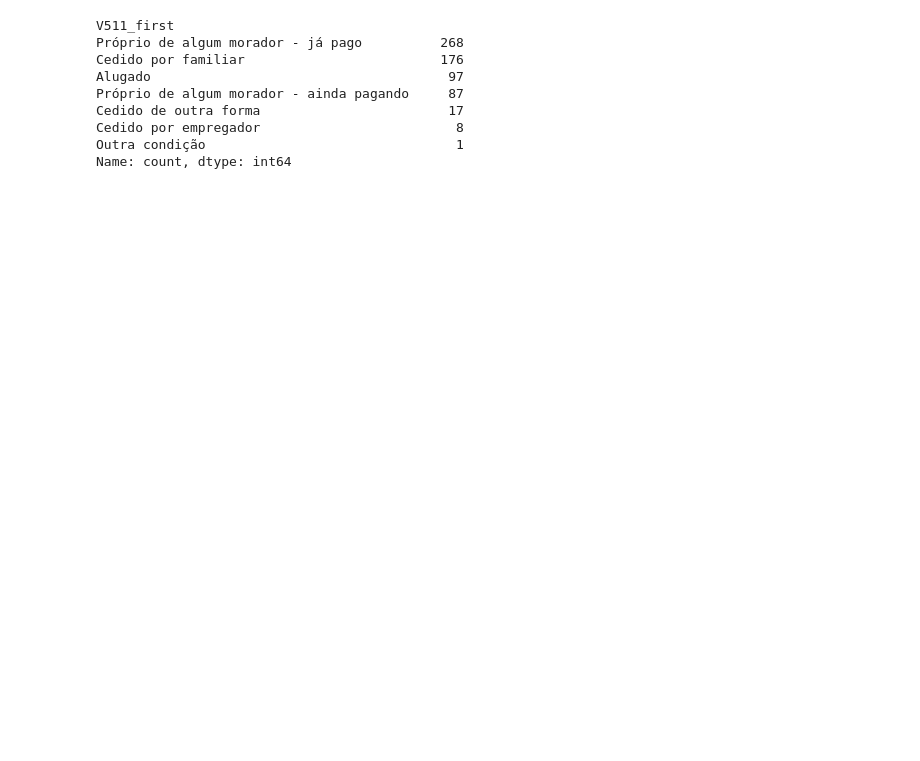
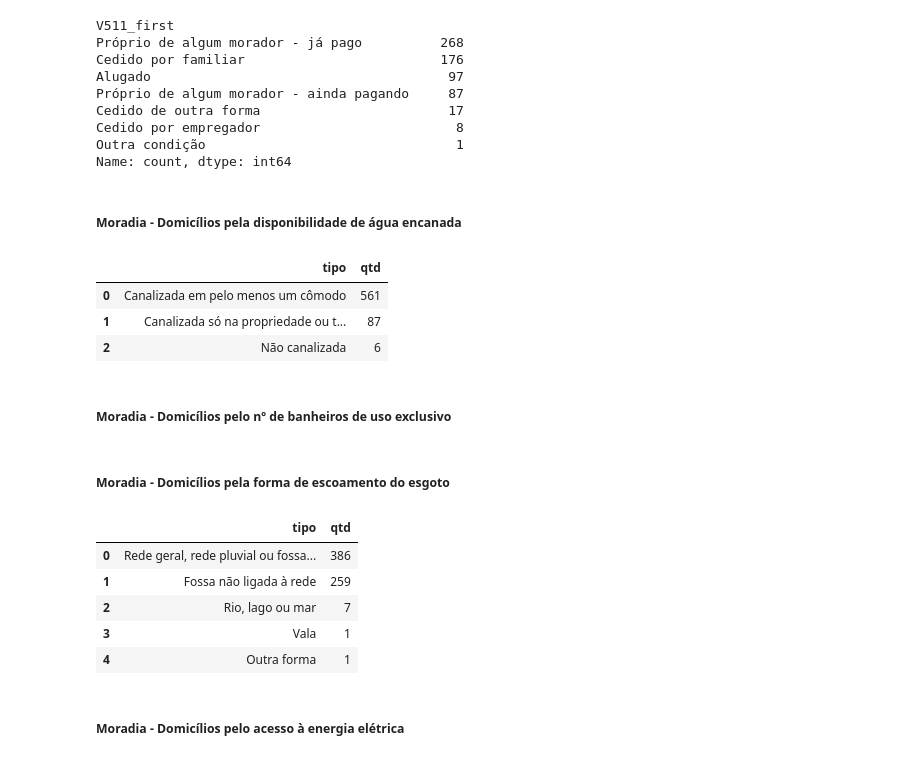
Before and after one commit to afonsosr2/datathon-grupo51, a Jupyter notebook: notebooks/PSE_2020.ipynb, the cells around one changed output. Drawn from its saved outputs; the diff is of its cells as text; code cells hidden in the pictures; blank space fills up the shorter version.

```diff
--- a/notebooks/PSE_2020.ipynb
+++ b/notebooks/PSE_2020.ipynb
@@ -1294,3 +1294,14 @@ fig.update_xaxes(tickmode='array', tickvals=np.arange(0,7), ticktext = ["Própri
                                                                         "Próprio<br>Pagando", "Cedido de<br>outra forma",
                                                                         "Cedido por<br>empregador", "Outra<br>condição"])
 fig.show()
+# %% [markdown]
+##### Moradia - Domicílios pela disponibilidade de água encanada
+# %%
+dom_agua_encanada = dados.V505_first.value_counts().to_frame().reset_index()
+dom_agua_encanada.columns = ["tipo", "qtd"]
+dom_agua_encanada
+# %% [output]
+|  | tipo | qtd |
+| 0 | Canalizada em pelo menos um cômodo | 561 |
+| 1 | Canalizada só na propriedade ou t... | 87 |
+| 2 | Não canalizada | 6 |
@@ -1296,0 +1335,2 @@ fig.show()
+# %% [markdown]
+##### Moradia - Domicílios pelo nº de banheiros de uso exclusivo
@@ -1296,0 +1360,13 @@ fig.show()
+# %% [markdown]
+##### Moradia - Domicílios pela forma de escoamento do esgoto
+# %%
+dom_esgoto = dados.V508_first.value_counts().to_frame().reset_index()
+dom_esgoto.columns = ["tipo", "qtd"]
+dom_esgoto
+# %% [output]
+|  | tipo | qtd |
+| 0 | Rede geral, rede pluvial ou fossa... | 386 |
+| 1 | Fossa não ligada à rede | 259 |
+| 2 | Rio, lago ou mar | 7 |
+| 3 | Vala | 1 |
+| 4 | Outra forma | 1 |
@@ -1296,0 +1397,2 @@ fig.show()
+# %% [markdown]
+##### Moradia - Domicílios pelo acesso à energia elétrica
```
Also changed, not shown: parts of 15 cells of this notebook, 11 other files.
